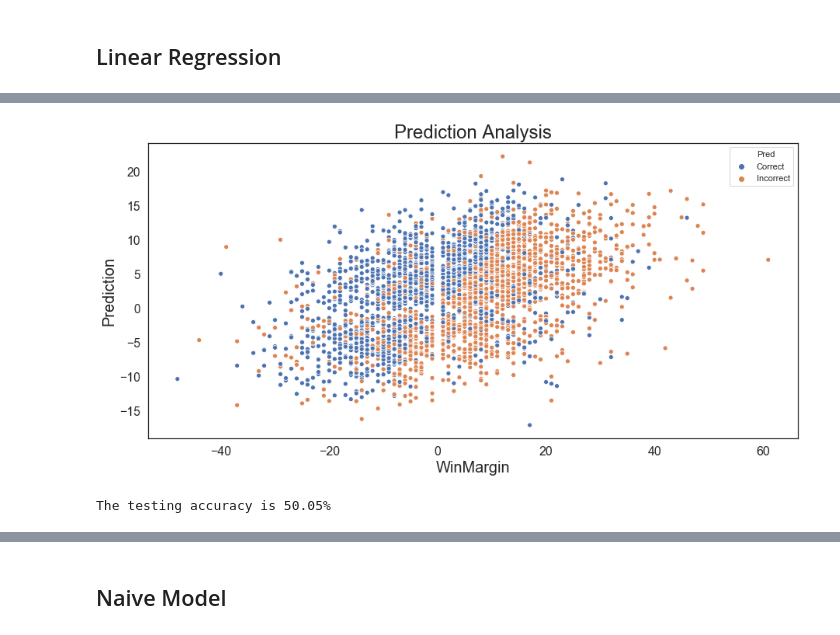
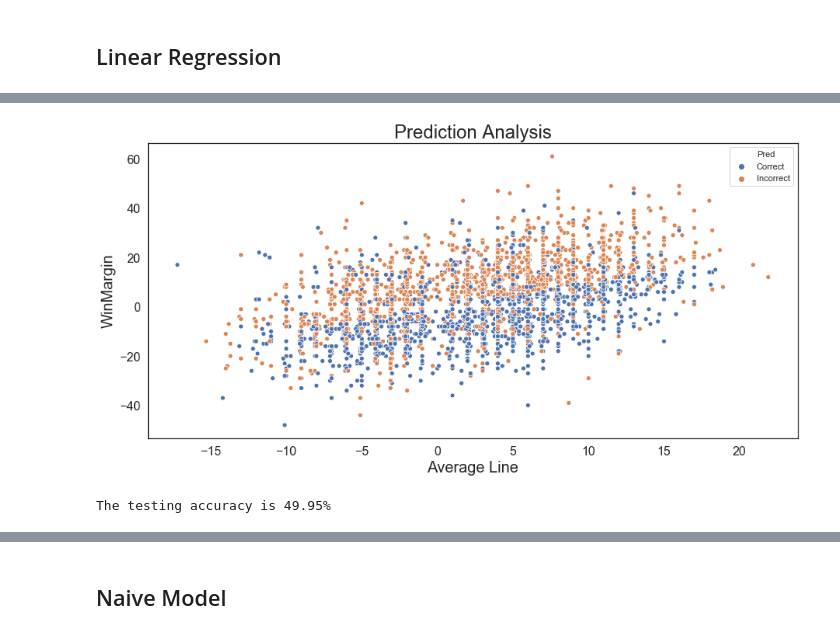
Before and after one commit to SidTheKid007/NBA-Gambling, a Jupyter notebook: NBA Betting Predictions (Regression).ipynb, the cells around one changed output, grey strips where cells are left out. Saved outputs shown, nothing was run; the diff lists cells and outputs as text; code cells hidden in the pictures.

```diff
--- a/NBA Betting Predictions (Regression).ipynb
+++ b/NBA Betting Predictions (Regression).ipynb
@@ -214,15 +214,15 @@ The testing accuracy is 50.05%
 # %%
 import seaborn as sns
 test_y3.loc[test_y3['PredOver'] == test_y3['Over'], 'Pred'] = 'Correct'
 test_y3.loc[test_y3['PredOver'] != test_y3['Over'], 'Pred'] = 'Incorrect'
 fig, ax1 = plt.subplots(figsize=(15, 7))
-ax = sns.scatterplot(x="WinMargin", y="prediction", hue="Pred", data=test_y3)
+ax = sns.scatterplot(x="average", y="WinMargin", hue="Pred", data=test_y3)
 ax.set_title("Prediction Analysis", fontsize=24)
-ax.set_xlabel("WinMargin",fontsize=20)
-ax.set_ylabel("Prediction",fontsize=20)
+ax.set_xlabel("Average Line",fontsize=20)
+ax.set_ylabel("WinMargin",fontsize=20)
 ax.tick_params(labelsize=16)
 plt.show()
 print('The testing accuracy is ' + str(round(testaccuracy,2)) + '%')
 # %% [output]
-[figure, old version]
+[figure, new version]
-The testing accuracy is 50.05%
+The testing accuracy is 49.95%
```
Also changed, not shown: parts of 29 cells of this notebook.
